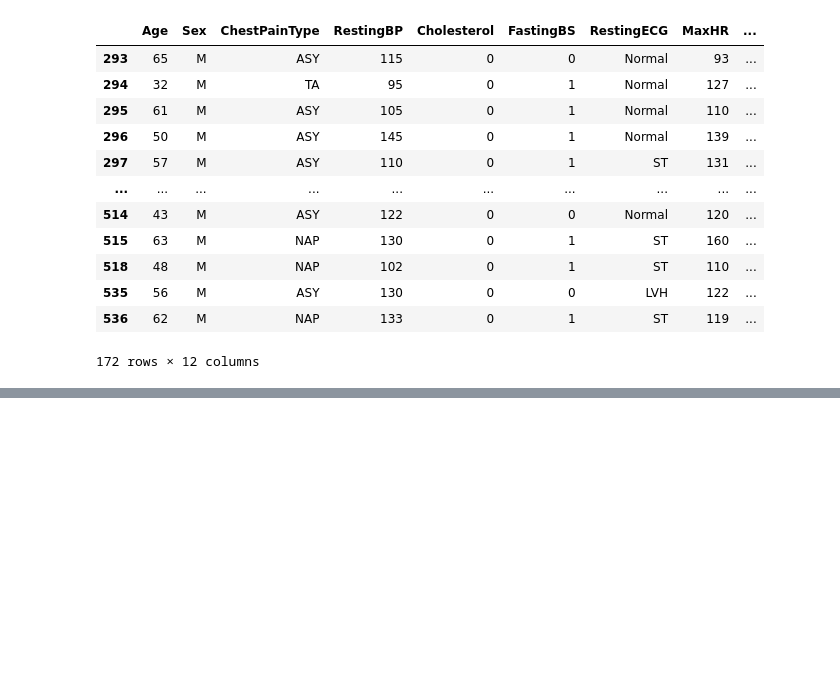
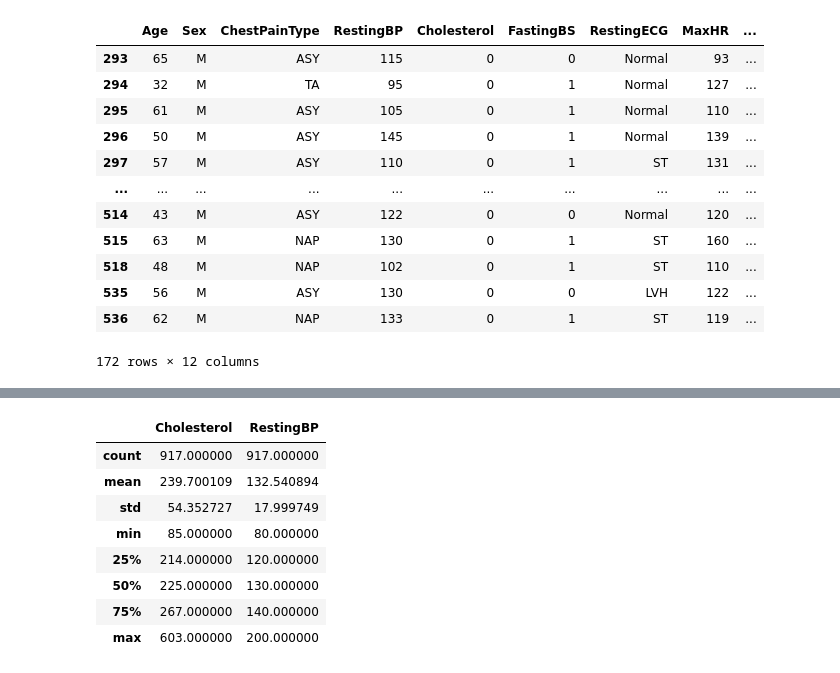
Before and after one commit to AgentAhmed/Heart_Desease_Prediction, a Jupyter notebook: heart_desease_prediction.ipynb, the cells around one changed output, grey strips where cells are left out. Saved outputs shown, nothing was run; the diff lists cells and outputs as text; code cells hidden in the pictures; blank space fills up the shorter version.

```diff
--- a/heart_desease_prediction.ipynb
+++ b/heart_desease_prediction.ipynb
@@ -216,0 +232,12 @@ df[df["Cholesterol"] == 0]
+# %%
+df_clean[["Cholesterol", "RestingBP"]].describe()
+# %% [output]
+|  | Cholesterol | RestingBP |
+| count | 917.000000 | 917.000000 |
+| mean | 239.700109 | 132.540894 |
+| std | 54.352727 | 17.999749 |
+| min | 85.000000 | 80.000000 |
+| 25% | 214.000000 | 120.000000 |
+| 50% | 225.000000 | 130.000000 |
+| 75% | 267.000000 | 140.000000 |
+| max | 603.000000 | 200.000000 |
```
Also changed, not shown: parts of 15 cells of this notebook.
